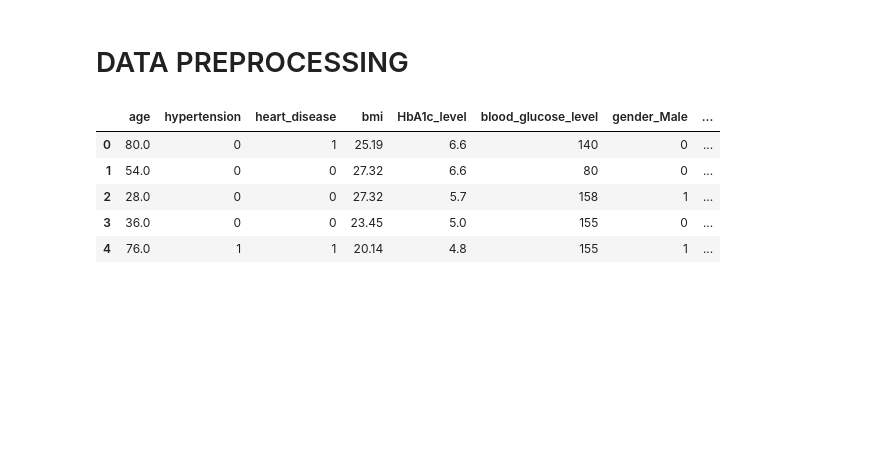
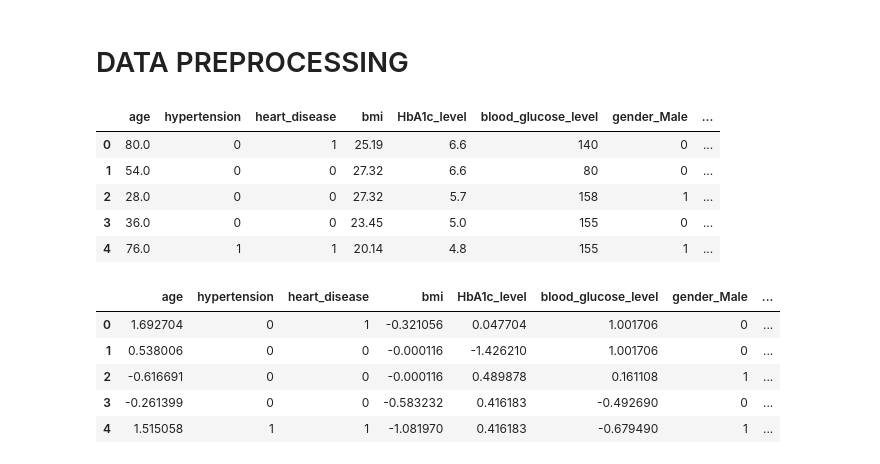
Before and after one commit to miraj-since2005/Diabetes-Prediction, a Jupyter notebook: Codebook.ipynb, the cells around one changed output. Cells and saved outputs as stored; diff of their text form; code cells hidden in the pictures; blank space fills up the shorter version.

```diff
--- a/Codebook.ipynb
+++ b/Codebook.ipynb
@@ -124,3 +124,19 @@ X.head()
 | 2 | 28.0 | 0 | 0 | 27.32 | 5.7 | 158 | 1 | ... |
 | 3 | 36.0 | 0 | 0 | 23.45 | 5.0 | 155 | 0 | ... |
 | 4 | 76.0 | 1 | 1 | 20.14 | 4.8 | 155 | 1 | ... |
+# %%
+from sklearn.preprocessing import StandardScaler
+
+cols = ['age', 'bmi', 'blood_glucose_level', 'HbA1c_level']
+for i in cols:
+    scale = StandardScaler()
+    X[i] = scale.fit_transform(X[cols])
+# %%
+X.head()
+# %% [output]
+|  | age | hypertension | heart_disease | bmi | HbA1c_level | blood_glucose_level | gender_Male | ... |
+| 0 | 1.692704 | 0 | 1 | -0.321056 | 0.047704 | 1.001706 | 0 | ... |
+| 1 | 0.538006 | 0 | 0 | -0.000116 | -1.426210 | 1.001706 | 0 | ... |
+| 2 | -0.616691 | 0 | 0 | -0.000116 | 0.489878 | 0.161108 | 1 | ... |
+| 3 | -0.261399 | 0 | 0 | -0.583232 | 0.416183 | -0.492690 | 0 | ... |
+| 4 | 1.515058 | 1 | 1 | -1.081970 | 0.416183 | -0.679490 | 1 | ... |
```
